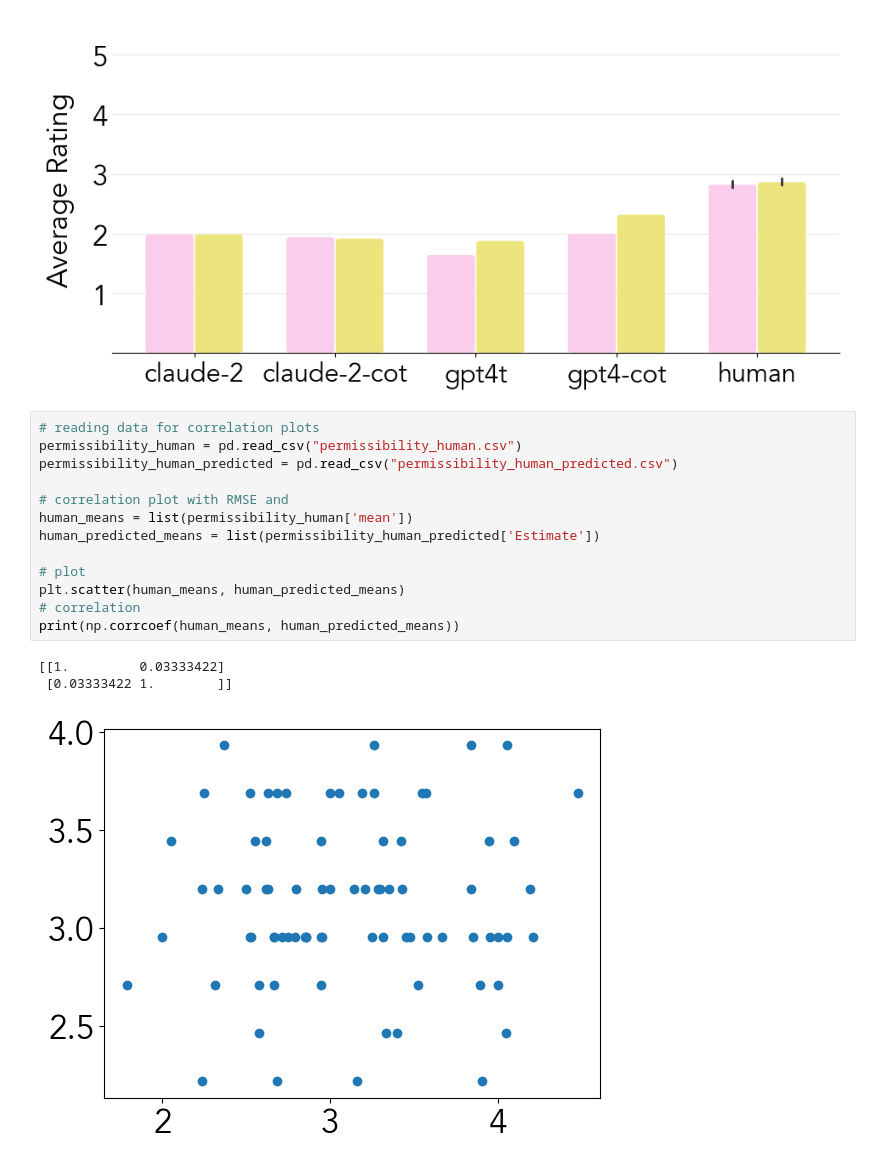
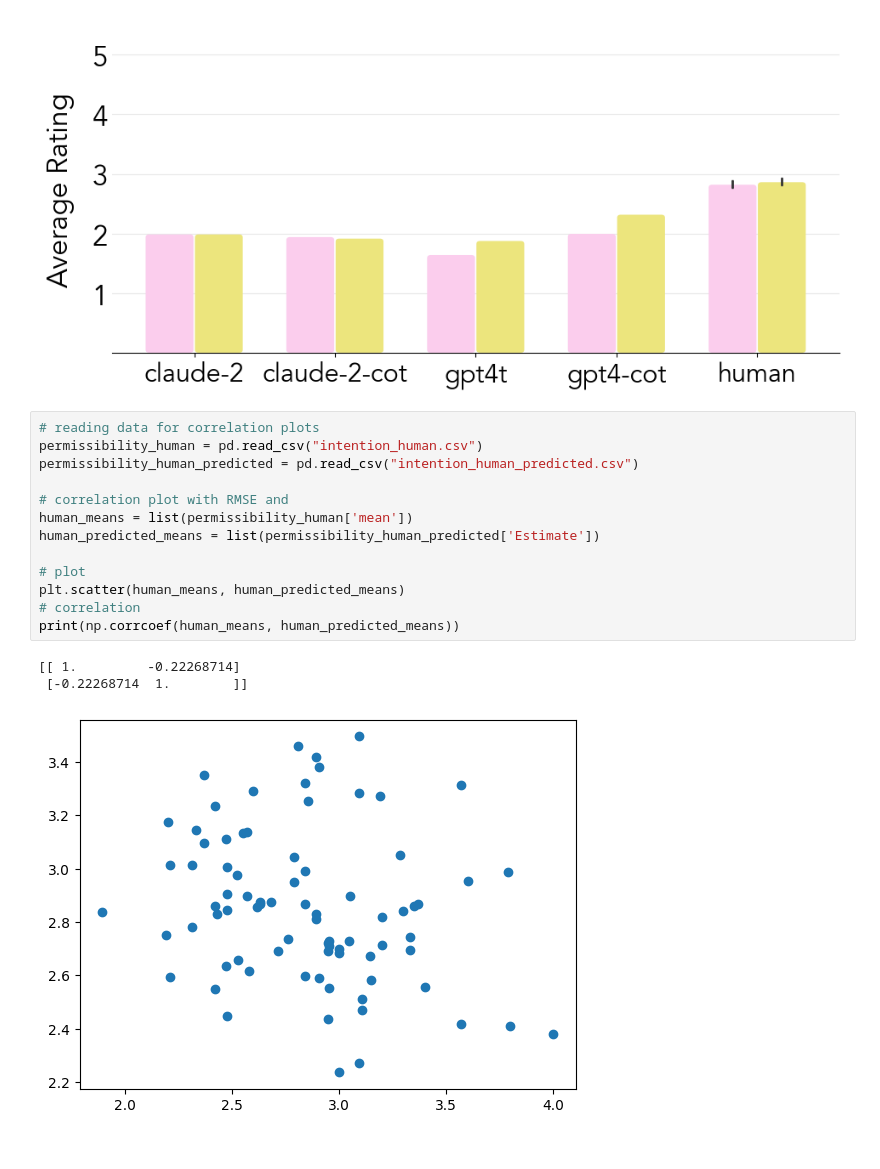
Before and after one commit to cicl-stanford/procedural-evals-moral, a Jupyter notebook: code/analysis/plotting.ipynb, the cells around one changed output. Drawn from its saved outputs; the diff is of its cells as text.

```diff
--- a/code/analysis/plotting.ipynb
+++ b/code/analysis/plotting.ipynb
@@ -158,18 +158,18 @@ plot_model(data2, 'plots/action_intention', palette)
 [figure]
 # %%
 # reading data for correlation plots
-permissibility_human = pd.read_csv("permissibility_human.csv")
-permissibility_human_predicted = pd.read_csv("permissibility_human_predicted.csv")
+permissibility_human = pd.read_csv("intention_human.csv")
+permissibility_human_predicted = pd.read_csv("intention_human_predicted.csv")
 
 # correlation plot with RMSE and
 human_means = list(permissibility_human['mean'])
 human_predicted_means = list(permissibility_human_predicted['Estimate'])
 
 # plot
 plt.scatter(human_means, human_predicted_means)
 # correlation
 print(np.corrcoef(human_means, human_predicted_means))
 # %% [output]
-[[1.         0.03333422]
- [0.03333422 1.        ]]
+[[ 1.         -0.22268714]
+ [-0.22268714  1.        ]]
-[figure, old version]
+[figure, new version]
```
Also changed, not shown: parts of 1 cell of this notebook, 12 other files.
